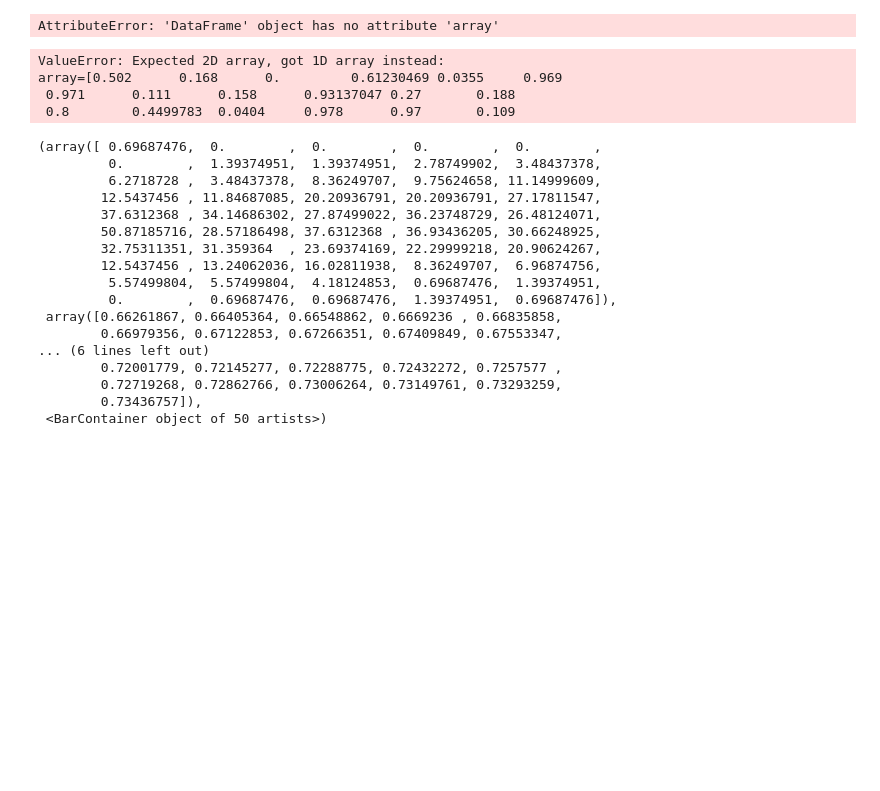
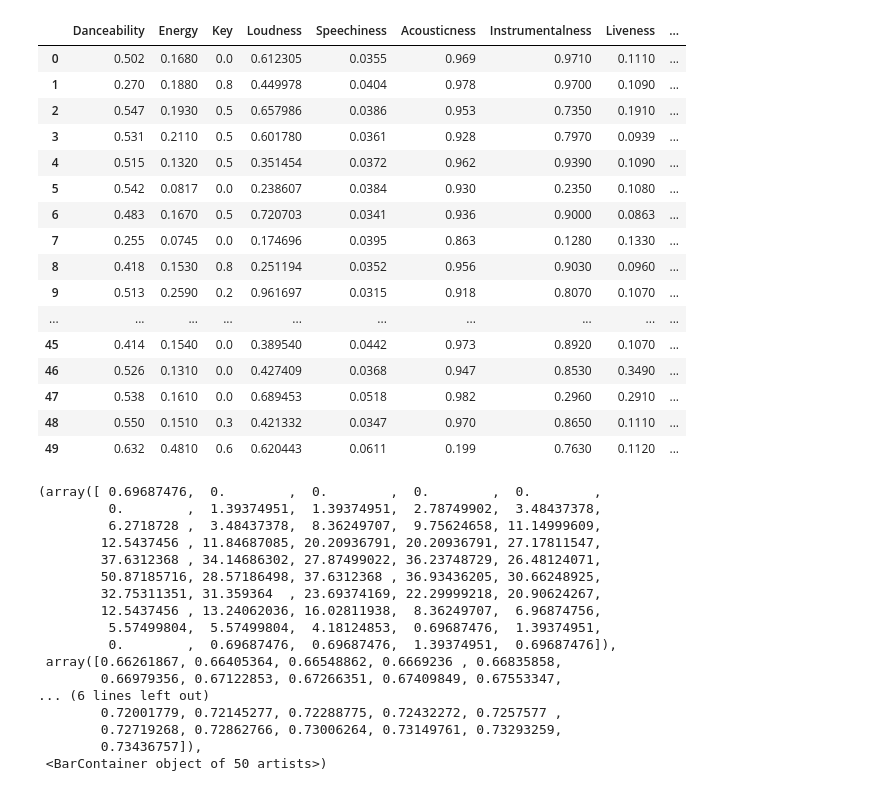
Before and after one commit to CS196Illinois/Group6-SP2023, a Jupyter notebook: Project/Pandas/pandas.ipynb, the cells around one changed output. Drawn from its saved outputs; the diff is of its cells as text; code cells hidden in the pictures; blank space fills up the shorter version.

```diff
--- a/Project/Pandas/pandas.ipynb
+++ b/Project/Pandas/pandas.ipynb
@@ -129,31 +129,43 @@ data = df_total[["Danceability", "Energy", "Key", "Loudness", "Speechiness", "Ac
 data_target = df_total[["tag"]].astype(int)
 
 data_calm = df_calm[["Danceability", "Energy", "Key", "Loudness", "Speechiness", "Acousticness", "Instrumentalness", "Liveness", "Valence", "Tempo"]]
-data_calm_target = df_calm[["tag"]].astype(int)
+# data_calm_target = df_calm[["tag"]].astype(int)
-# %% [output]
-AttributeError: 'DataFrame' object has no attribute 'array'
 # %%
 song_x_train, song_x_test, song_y_train, song_y_test = train_test_split(data, data_target, test_size= 0.2, random_state= 42, shuffle=True)
 df_result = []
 
 for i in range(1):
     model = OneVsRestClassifier(MLPClassifier(hidden_layer_sizes= (16, 10,), activation= "logistic",max_iter= 1000, learning_rate_init= 0.01, alpha = 0.01), n_jobs = -1)
-    data_calm = np.ravel(data_calm)
-    data_calm_target = np.ravel(data_calm_target)
+    # data_calm = np.ravel(data_calm)
+    # data_calm_target = np.ravel(data_calm_target)
     model.fit(song_x_train,song_y_train)
-    data_predict = model.predict(data_calm)
-    output = {"RMSE": np.sqrt(mean_squared_error(data_calm_target,data_predict)), "accuracy_score":metrics.accuracy_score(data_calm_target, data_predict)}
-    df_result.append(output)
+    data_calm["predict"] = model.predict(data_calm)
+    # output = {"RMSE": np.sqrt(mean_squared_error(data_calm_target,data_predict)), "accuracy_score":metrics.accuracy_score(data_calm_target, data_predict)}
+    # df_result.append(output)
         # print("RMSE", np.sqrt(mean_squared_error(song_y_test,song_y_predict)))
         # print(metrics.accuracy_score(song_y_test, song_y_predict))
         # print("------")
-df_output = pd.DataFrame(df_result)
-df_output
+# df_output = pd.DataFrame(df_result)
+# df_output
+data_calm
 # %% [output]
-ValueError: Expected 2D array, got 1D array instead:
-array=[0.502      0.168      0.         0.61230469 0.0355     0.969
- 0.971      0.111      0.158      0.93137047 0.27       0.188
- 0.8        0.4499783  0.0404     0.978      0.97       0.109
+|  | Danceability | Energy | Key | Loudness | Speechiness | Acousticness | Instrumentalness | Liveness | ... |
+| 0 | 0.502 | 0.1680 | 0.0 | 0.612305 | 0.0355 | 0.969 | 0.9710 | 0.1110 | ... |
+| 1 | 0.270 | 0.1880 | 0.8 | 0.449978 | 0.0404 | 0.978 | 0.9700 | 0.1090 | ... |
+| 2 | 0.547 | 0.1930 | 0.5 | 0.657986 | 0.0386 | 0.953 | 0.7350 | 0.1910 | ... |
+| 3 | 0.531 | 0.2110 | 0.5 | 0.601780 | 0.0361 | 0.928 | 0.7970 | 0.0939 | ... |
+| 4 | 0.515 | 0.1320 | 0.5 | 0.351454 | 0.0372 | 0.962 | 0.9390 | 0.1090 | ... |
+| 5 | 0.542 | 0.0817 | 0.0 | 0.238607 | 0.0384 | 0.930 | 0.2350 | 0.1080 | ... |
+| 6 | 0.483 | 0.1670 | 0.5 | 0.720703 | 0.0341 | 0.936 | 0.9000 | 0.0863 | ... |
+| 7 | 0.255 | 0.0745 | 0.0 | 0.174696 | 0.0395 | 0.863 | 0.1280 | 0.1330 | ... |
+| 8 | 0.418 | 0.1530 | 0.8 | 0.251194 | 0.0352 | 0.956 | 0.9030 | 0.0960 | ... |
+| 9 | 0.513 | 0.2590 | 0.2 | 0.961697 | 0.0315 | 0.918 | 0.8070 | 0.1070 | ... |
+| ... | ... | ... | ... | ... | ... | ... | ... | ... | ... |
+| 45 | 0.414 | 0.1540 | 0.0 | 0.389540 | 0.0442 | 0.973 | 0.8920 | 0.1070 | ... |
+| 46 | 0.526 | 0.1310 | 0.0 | 0.427409 | 0.0368 | 0.947 | 0.8530 | 0.3490 | ... |
+| 47 | 0.538 | 0.1610 | 0.0 | 0.689453 | 0.0518 | 0.982 | 0.2960 | 0.2910 | ... |
+| 48 | 0.550 | 0.1510 | 0.3 | 0.421332 | 0.0347 | 0.970 | 0.8650 | 0.1110 | ... |
+| 49 | 0.632 | 0.4810 | 0.6 | 0.620443 | 0.0611 | 0.199 | 0.7630 | 0.1120 | ... |
 # %%
 mean = df_output["accuracy_score"].mean()
 std = df_output["accuracy_score"].std()
```
